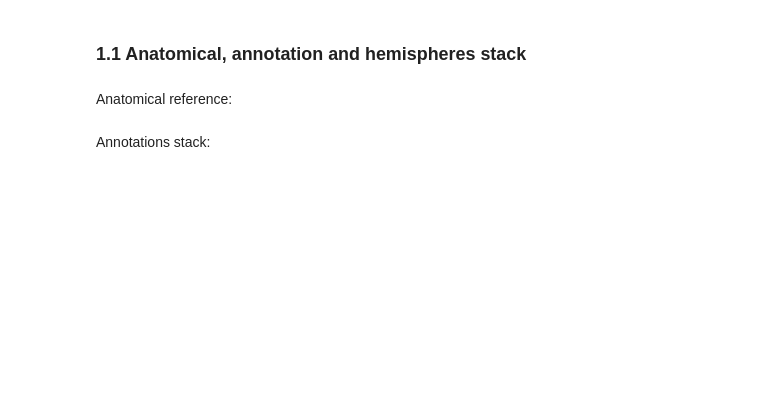
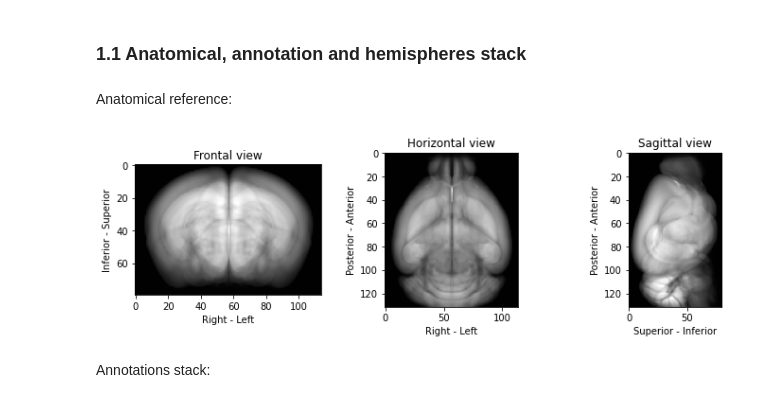
Before and after one commit to brainglobe/brainglobe-atlasapi, a Jupyter notebook: tutorials/Atlas API usage.ipynb, the cells around one changed output. Drawn from its saved outputs; the diff is of its cells as text; code cells hidden in the pictures; blank space fills up the shorter version.

```diff
--- a/tutorials/Atlas API usage.ipynb
+++ b/tutorials/Atlas API usage.ipynb
@@ -6,5 +6,6 @@
 To instantiate a `BrainGlobeAtlas` object, we need to instantiate it with the atlas name. The first time we use it, a version of this atlas files will be downloaded from the [remote GIN repository](http://gin.g-node.org/brainglobe/atlases) and stored on your local machine (by default, in .../Users/username/.brainglobe):
 # %%
 from bg_atlasapi import BrainGlobeAtlas
+from pprint import pprint
 
-bg_atlas = BrainGlobeAtlas("example_mouse_100um", check_latest=False)
+bg_atlas = BrainGlobeAtlas("allen_mouse_100um", check_latest=False)
@@ -36,15 +57,17 @@ from matplotlib import pyplot as plt
 # %% [markdown]
 Anatomical reference:
 # %%
-space = bg_atlas._space
+space = bg_atlas.space
 stack = bg_atlas.reference
 
 f, axs = plt.subplots(1,3, figsize=(12, 3))
 for i, (plane, labels) in enumerate(zip(space.sections, space.axis_labels)):
     axs[i].imshow(stack.mean(i), cmap="gray")
     axs[i].set_title(f"{plane.capitalize()} view")
     axs[i].set_ylabel(labels[0])
     axs[i].set_xlabel(labels[1])
+# %% [output]
+[figure, added]
 # %% [markdown]
 Annotations stack:
 # %%
```
Also changed, not shown: parts of 34 cells of this notebook, 2 other files.
